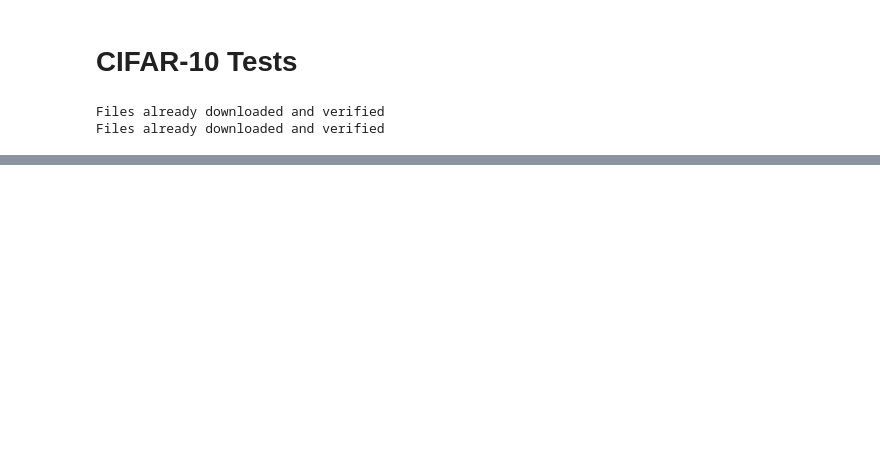
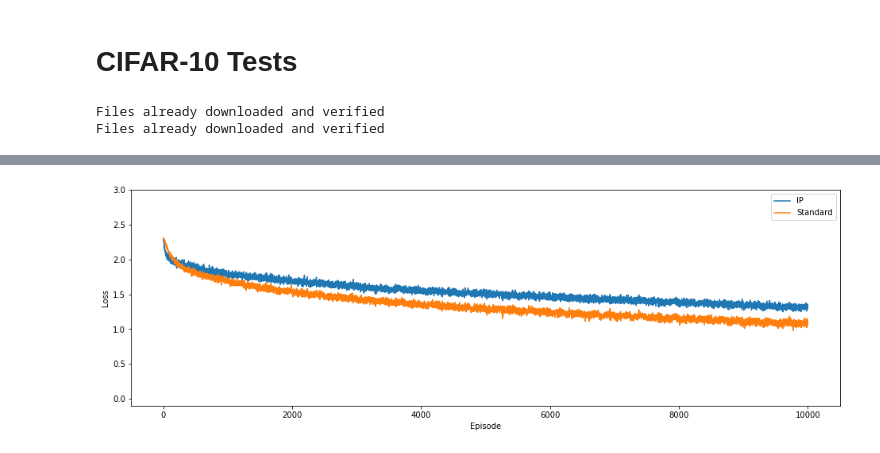
Before and after one commit to Shawfest/ip, a Jupyter notebook: test-deep-net.ipynb, the cells around one changed output, grey strips where cells are left out. Cells and saved outputs as stored; diff of their text form; code cells hidden in the pictures; blank space fills up the shorter version.

```diff
--- a/test-deep-net.ipynb
+++ b/test-deep-net.ipynb
@@ -541,7 +514,4 @@ epochs = 40
 
 test_runs = 10
 
-int_lr = 0.2
-syn_lr = 0.001
-
-run_cifar_experiment(int_lr, syn_lr, epochs, test_runs)
+int_lr = 0.1
@@ -600,14 +517,0 @@ Finished training!
-# %%
-device = torch.device("cuda:0" if torch.cuda.is_available() else "cpu")
-
-LAYERSIZE = 300
-
-test_runs = 10
-epochs = 40
-
-test_runs = 10
-
-int_lr = 0.2
-syn_lr = 0.006
-
-run_cifar_experiment(int_lr, syn_lr, epochs, test_runs)
@@ -667,14 +517,0 @@ KeyboardInterrupt:
-# %%
-device = torch.device("cuda:0" if torch.cuda.is_available() else "cpu")
-
-LAYERSIZE = 300
-
-test_runs = 10
-epochs = 40
-
-test_runs = 10
-
-int_lr = 0.2
-syn_lr = 0.003
-
-run_cifar_experiment(int_lr, syn_lr, epochs, test_runs)
@@ -708,0 +518,5 @@ print('Accuracy of the IP network on the 10000 test images: %.4f %%' % (
+# %%
+syn_lr = 0.0003
+
+run_cifar_experiment(int_lr, syn_lr, epochs, test_runs)
+# %% [output]
@@ -708,0 +540 @@ print('Accuracy of the IP network on the 10000 test images: %.4f %%' % (
+[figure, added]
```
Also changed, not shown: parts of 19 cells of this notebook, 3 other files.
